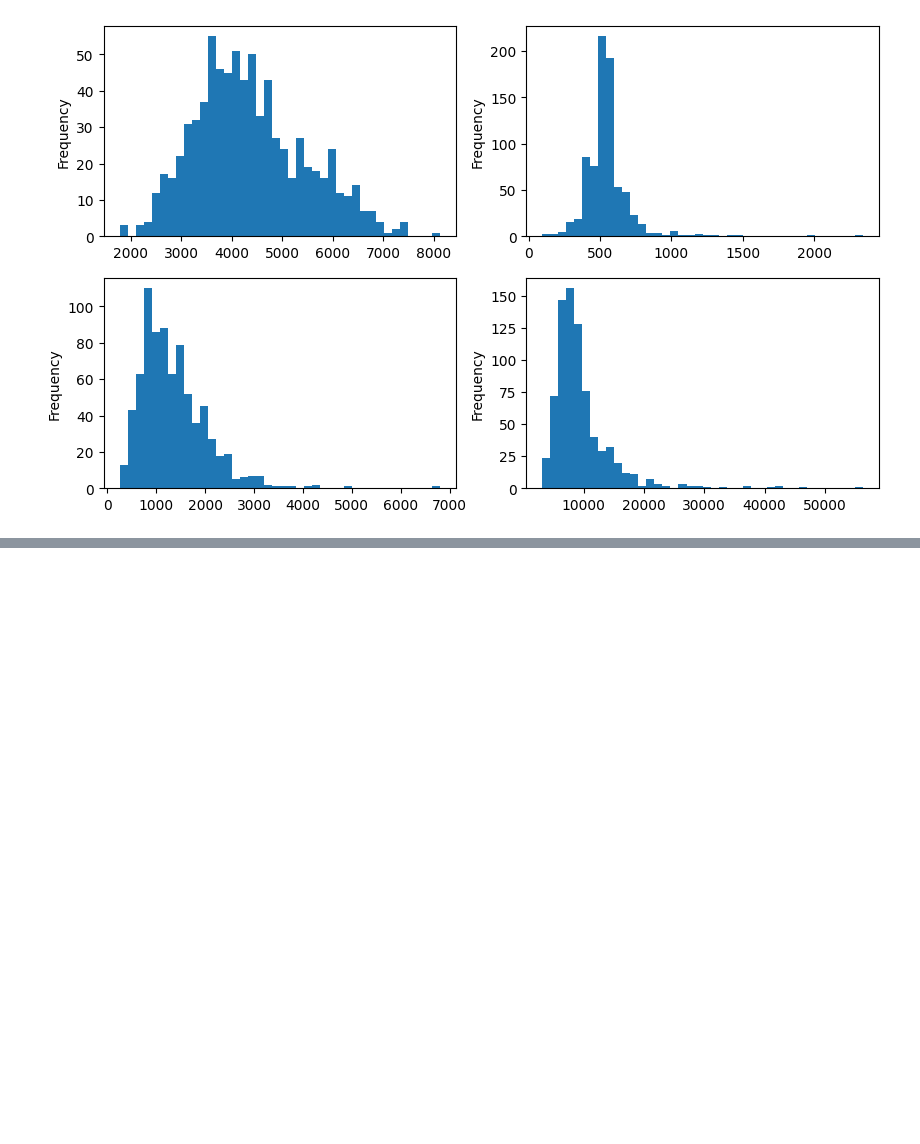
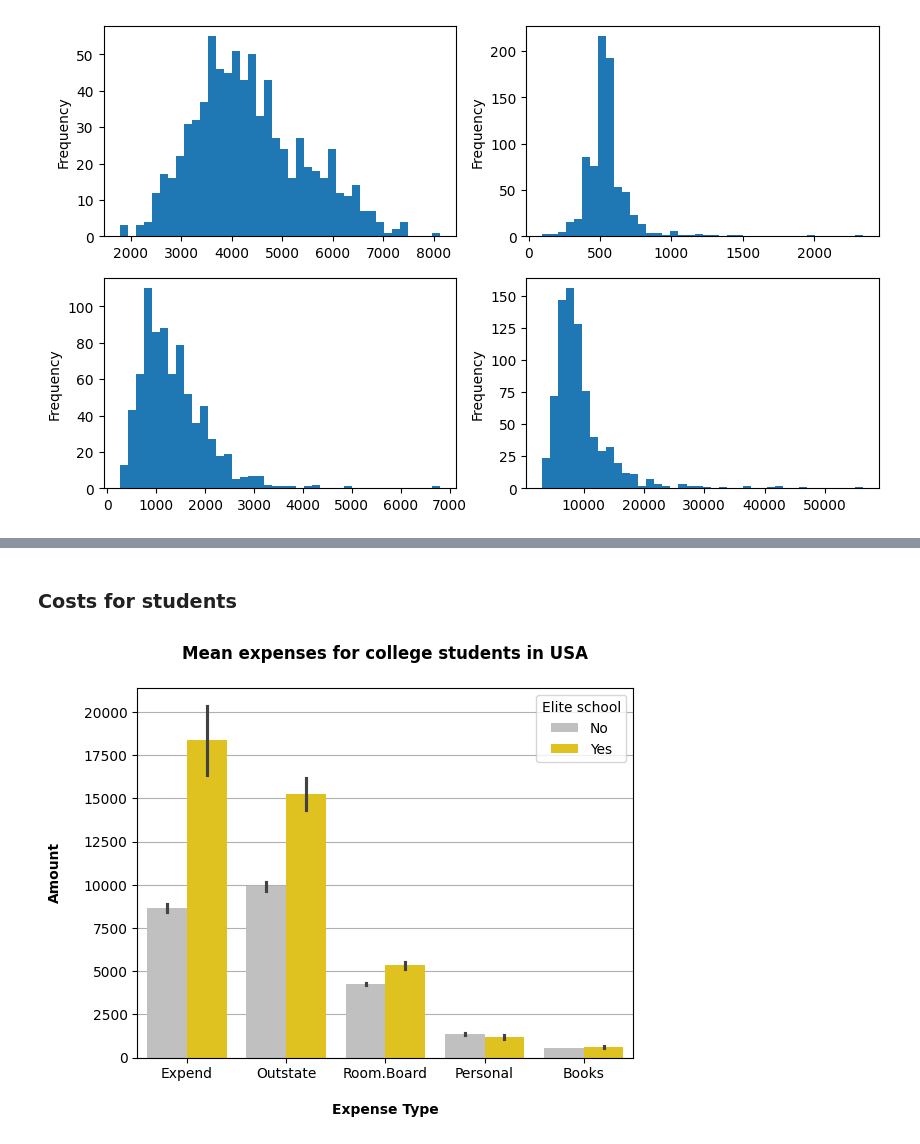
Before and after one commit to AlbotGoodman/databehandling-albot, a Jupyter notebook: Labs/lab.ipynb, the cells around one changed output, grey strips where cells are left out. Cells and saved outputs as stored; diff of their text form; code cells hidden in the pictures; blank space fills up the shorter version.

```diff
--- a/Labs/lab.ipynb
+++ b/Labs/lab.ipynb
@@ -113,0 +111,15 @@ college.sort_values("Grad.Rate") # 118 procent??
+# %% [markdown]
+### Costs for students
+# %%
+filt = college[["Elite", "Expend", "Outstate", "Room.Board", "Personal", "Books"]]
+filt = filt.melt(id_vars="Elite", var_name="Expense.Type", value_name="Amount", ignore_index=False)
+pal = {"No": "silver", "Yes": "gold"}
+sns.barplot(data=filt, x="Expense.Type", y="Amount", hue="Elite", palette=pal, zorder=2)
+plt.title("Mean expenses for college students in USA\n", fontweight="bold")
+plt.ylabel("Amount\n", fontweight="bold")
+plt.xlabel("\nExpense Type", fontweight="bold")
+plt.legend(title="Elite school")
+plt.grid(axis="y", zorder=1)
+plt.show()
+# %% [output]
+[figure, added]
```
Also changed, not shown: parts of 24 cells of this notebook, 1 other file.
